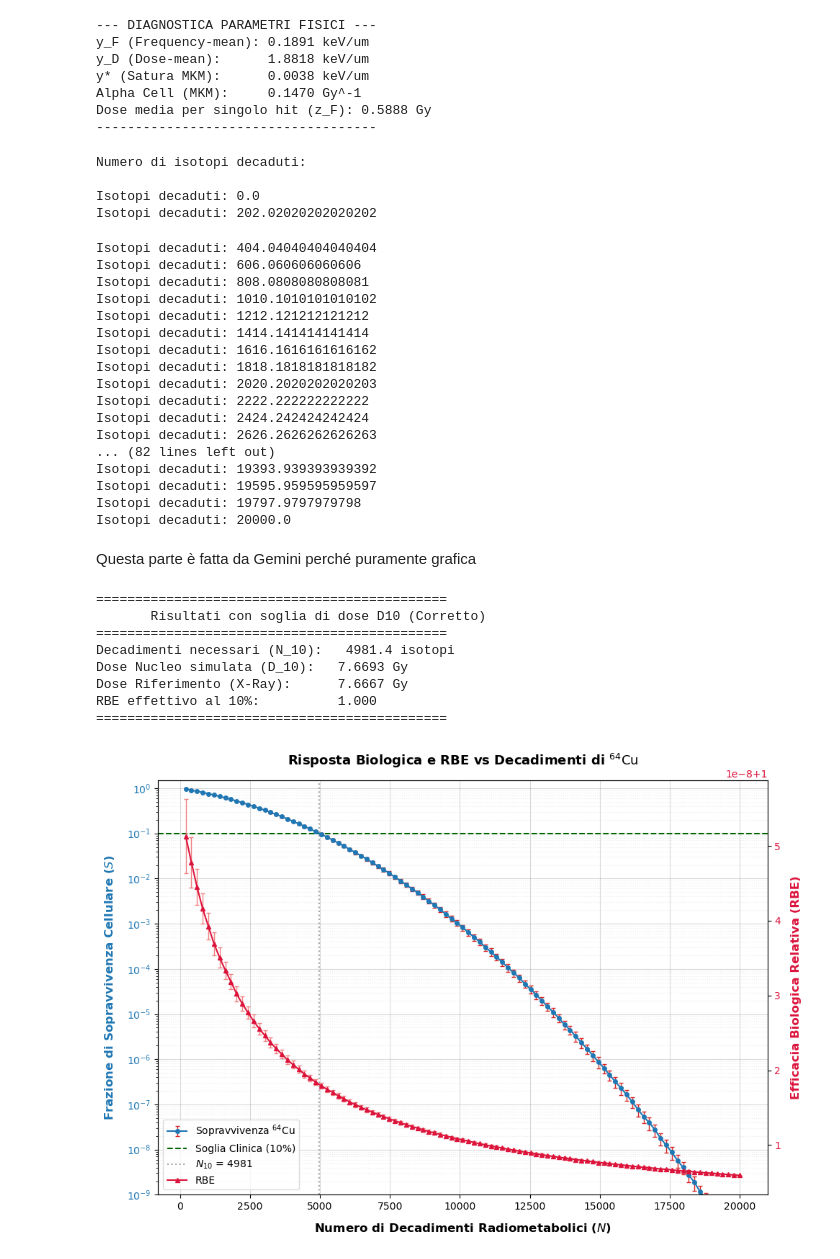
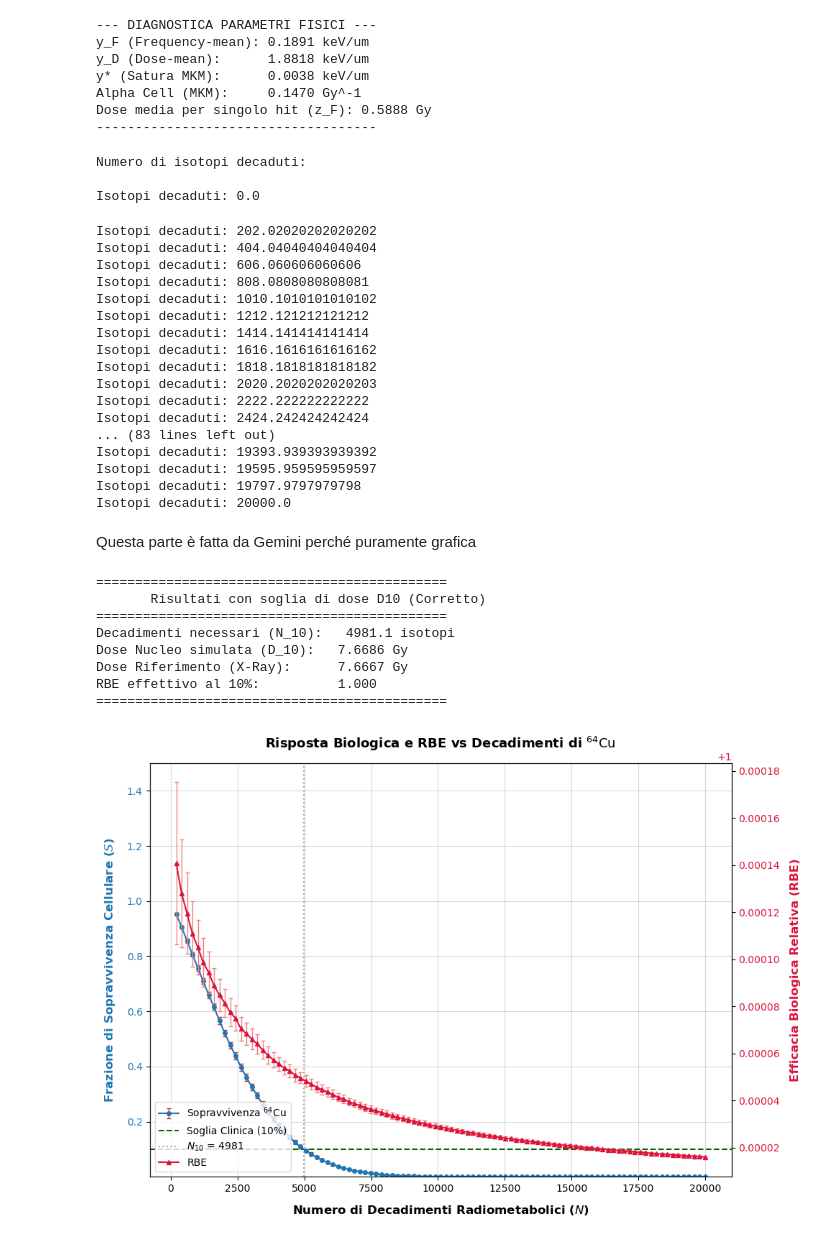
Before and after one commit to michelepascazio28-dot/Rame, a Jupyter notebook: Analysis.ipynb, the cells around one changed output. Cells and saved outputs as stored; diff of their text form; code cells hidden in the pictures.

Commit message:
Ultima correzione su y_numerator

```diff
--- a/Analysis.ipynb
+++ b/Analysis.ipynb
@@ -259,7 +259,7 @@ for N in casi_decadimenti:
         df_sample['weight'] = 1/df_sample['nbScoredHits']
 
         # y_star che dipende da N
-        y_numerator = np.sum((df_sample['y']* df_sample['weight'] **2) * (1 - np.exp(-(df_sample['y']**2) / (y0**2))))
+        y_numerator = np.sum(((df_sample['y']**2)* df_sample['weight']) * (1 - np.exp(-(df_sample['y']**2) / (y0**2))))
         y_denominator = np.sum(df_sample['y'] * df_sample['weight'])
         y_star = y_numerator / y_denominator
 
@@ -287,7 +287,7 @@ for N in casi_decadimenti:
 Numero di isotopi decaduti:
 
 Isotopi decaduti: 0.0
-Isotopi decaduti: 202.02020202020202
+Isotopi decaduti: 202.02020202020202
 Isotopi decaduti: 404.04040404040404
 Isotopi decaduti: 606.060606060606
 Isotopi decaduti: 808.0808080808081
@@ -299,8 +299,7 @@ Isotopi decaduti: 1818.1818181818182
 Isotopi decaduti: 2020.2020202020203
 Isotopi decaduti: 2222.222222222222
 Isotopi decaduti: 2424.242424242424
-Isotopi decaduti: 2626.2626262626263
-... (82 lines left out)
+... (83 lines left out)
 Isotopi decaduti: 19393.939393939392
 Isotopi decaduti: 19595.959595959597
 Isotopi decaduti: 19797.9797979798
@@ -348,8 +347,8 @@ print("="*45 + "\n")
 =============================================
        Risultati con soglia di dose D10 (Corretto)
 =============================================
-Decadimenti necessari (N_10):   4981.4 isotopi
-Dose Nucleo simulata (D_10):   7.6693 Gy
+Decadimenti necessari (N_10):   4981.1 isotopi
+Dose Nucleo simulata (D_10):   7.6686 Gy
 Dose Riferimento (X-Ray):      7.6667 Gy
 RBE effettivo al 10%:          1.000
 =============================================
@@ -383,7 +382,7 @@ line1 = ax1.errorbar(
     capsize=2,
     label=r"Sopravvivenza $^{64}$Cu (MKM-LQ)",
 )
-ax1.set_yscale("log")
+ax1.set_yscale("linear")
 ax1.set_ylim(1e-9, 1.5)
 ax1.tick_params(axis="y", labelcolor=color_s)
 ax1.grid(True, which="major", color="gray", linestyle="-", alpha=0.3)
@@ -434,31 +433,31 @@ ax2.grid(False)
 # --- Titolo e Legenda Unificata ---
 plt.title(
     r"Risposta Biologica e RBE vs Decadimenti di $^{64}\text{Cu}$",
     fontsize=13,
     fontweight="bold",
     pad=15,
 )
 
 # Uniamo le legende dei due assi in un unico box chiaro
 lines = [line1, line2, line3, line4]
 labels = [l.get_label() if hasattr(l, "get_label") else l.get_label() for l in lines]
 # Per gestire correttamente l'oggetto errorbar nella legenda:
 ax1.legend(
     [line1, line2, line3, line4[0]],
     [
         r"Sopravvivenza $^{64}$Cu",
         "Soglia Clinica (10%)",
         f"$N_{{10}}$ = {int(decadimenti_soglia)}",
         "RBE",
     ],
     loc="lower left",
     fontsize=10,
     frameon=True,
     facecolor="white",
     edgecolor="lightgray",
 )
 
 plt.tight_layout()
 plt.show()
 # %% [output]
-[figure, old version]
+[figure, new version]
```
